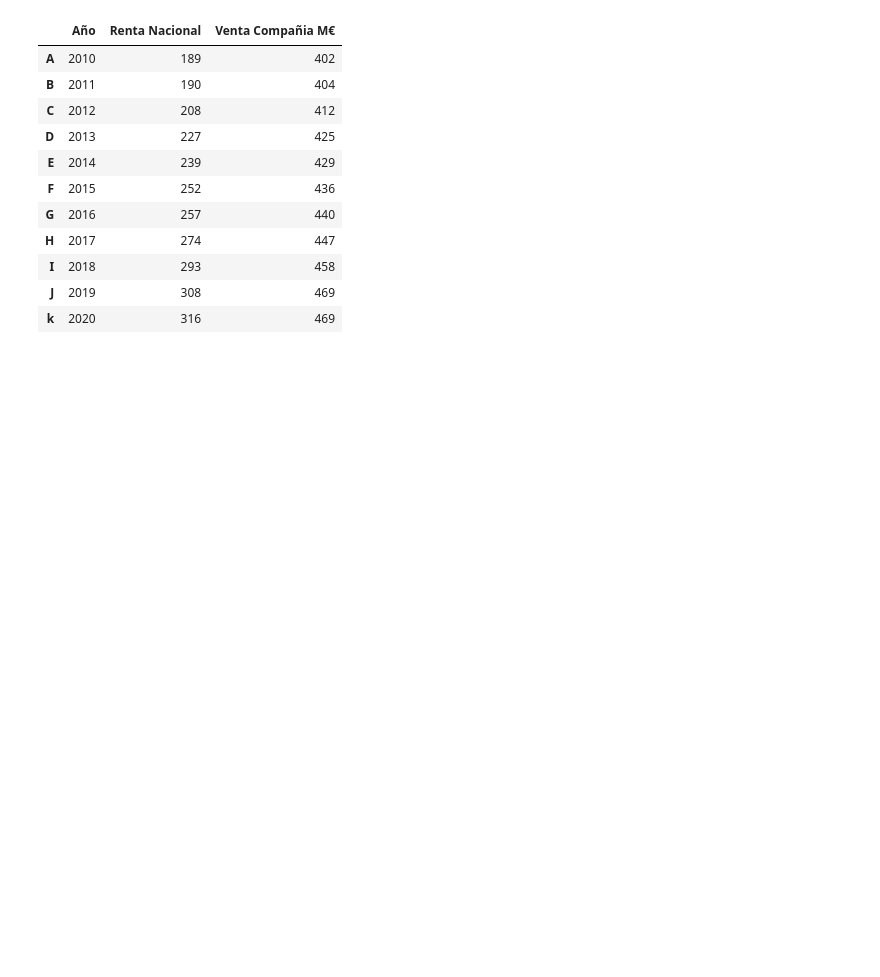
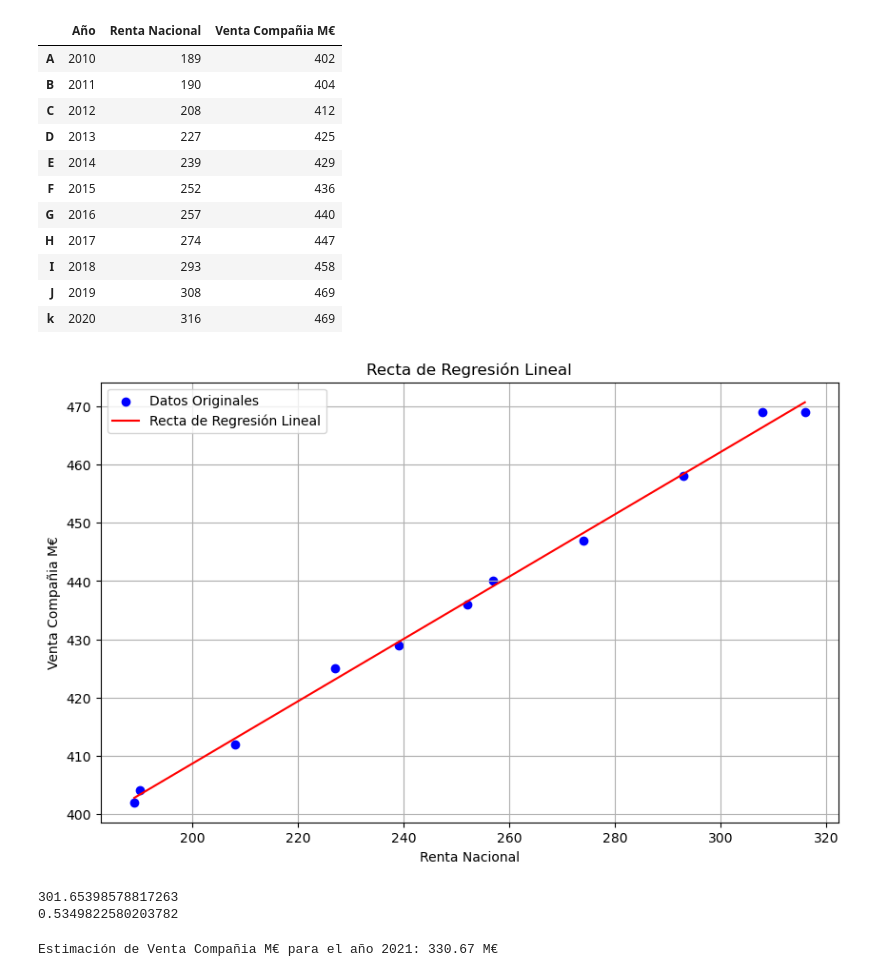
Before and after one commit to fidebravo/Modulo3, a Jupyter notebook: Modulo3_Actividad2.ipynb, the cells around one changed output. Drawn from its saved outputs; the diff is of its cells as text; code cells hidden in the pictures; blank space fills up the shorter version.

```diff
--- a/Modulo3_Actividad2.ipynb
+++ b/Modulo3_Actividad2.ipynb
@@ -39,3 +40,58 @@ df_rentanac_vs_ventacompania
 | I | 2018 | 293 | 458 |
 | J | 2019 | 308 | 469 |
 | k | 2020 | 316 | 469 |
+# %%
+import pandas as pd
+import numpy as np
+import matplotlib.pyplot as plt
+
+# Crear el DataFrame con los datos proporcionados
+registros_renta_nacional_ventas_compañia = {
+    'Año': [2010, 2011, 2012, 2013, 2014, 2015, 2016, 2017, 2018, 2019, 2020],
+    'Renta Nacional': [189, 190, 208, 227, 239, 252, 257, 274, 293, 308, 316],
+    'Venta Compañia M€': [402, 404, 412, 425, 429, 436, 440, 447, 458, 469, 469]
+}
+
+df = pd.DataFrame(registros_renta_nacional_ventas_compañia)
+
+# Calcular los coeficientes beta0 y beta1
+n = len(df)
+sum_x = df['Renta Nacional'].sum()
+sum_y = df['Venta Compañia M€'].sum()
+sum_xy = (df['Renta Nacional'] * df['Venta Compañia M€']).sum()
+sum_x2 = (df['Renta Nacional'] ** 2).sum()
+
+beta1 = (n * sum_xy - sum_x * sum_y) / (n * sum_x2 - sum_x**2)
+beta0 = (sum_y - beta1 * sum_x) / n
+
+# Agregar una columna con los valores estimados de 'Venta Compañia M€'
+df['Venta Compañia M€_pred'] = beta0 + beta1 * df['Renta Nacional']
+
+# Graficar los datos originales y la recta de regresión lineal
+plt.figure(figsize=(10, 6))
+plt.scatter(df['Renta Nacional'], df['Venta Compañia M€'], color='blue', label='Datos Originales')
+plt.plot(df['Renta Nacional'], df['Venta Compañia M€_pred'], color='red', label='Recta de Regresión Lineal')
+plt.title('Recta de Regresión Lineal')
+plt.xlabel('Renta Nacional')
+plt.ylabel('Venta Compañia M€')
+plt.legend()
+plt.grid(True)
+plt.show()
+# %% [output]
+[figure, added]
+# %%
+print(beta0)
+print(beta1)
+# %% [output]
+301.65398578817263
+0.5349822580203782
+# %%
+# Año para el que queremos hacer la predicción
+año_2021 = 2021
+
+# Aplicar la recta de regresión lineal para estimar la Venta Compañia M€ en 2021
+venta_2021_estimada = beta0 + beta1 * año_2021
+
+print(f"Estimación de Venta Compañia M€ para el año 2021: {venta_2021_estimada:.2f} M€")
+# %% [output]
+Estimación de Venta Compañia M€ para el año 2021: 330.67 M€
```
Also changed, not shown: parts of 7 cells of this notebook.
